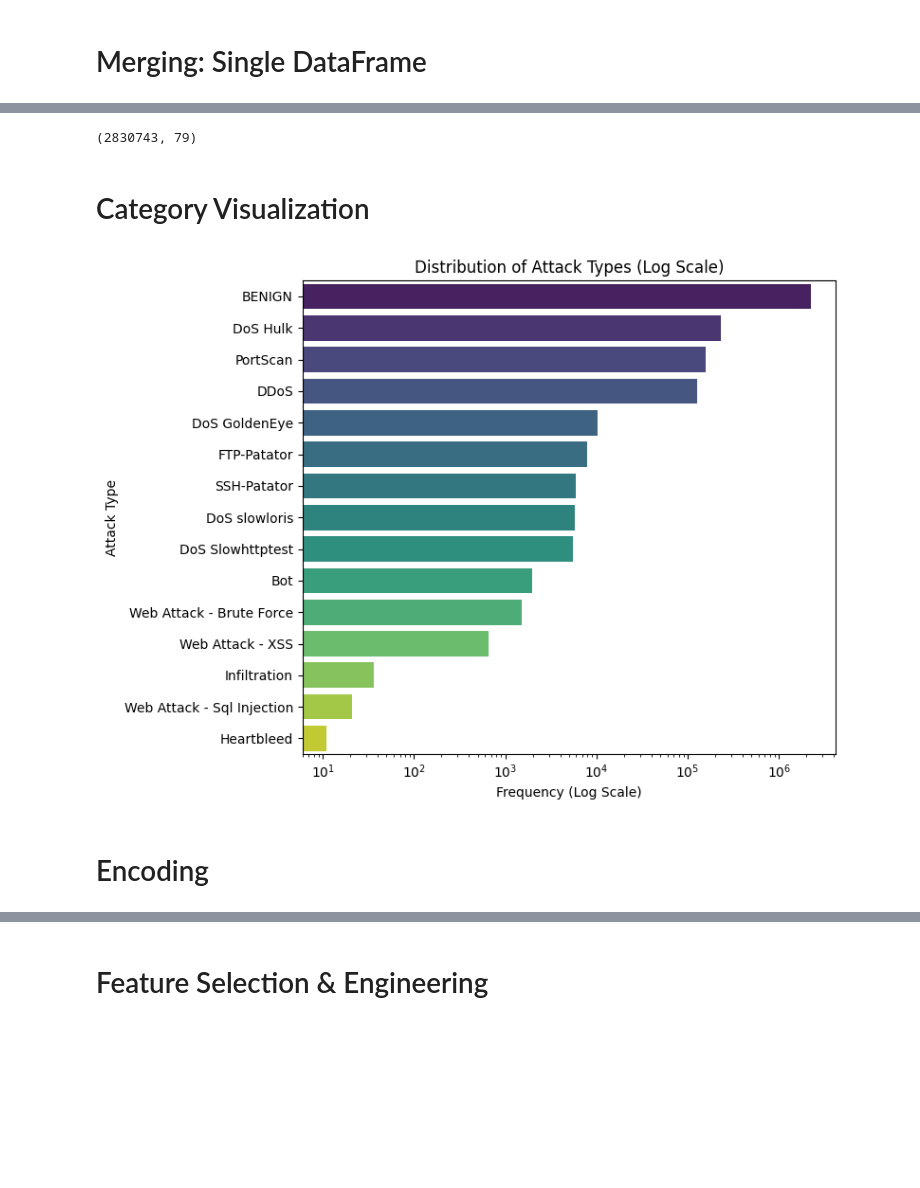
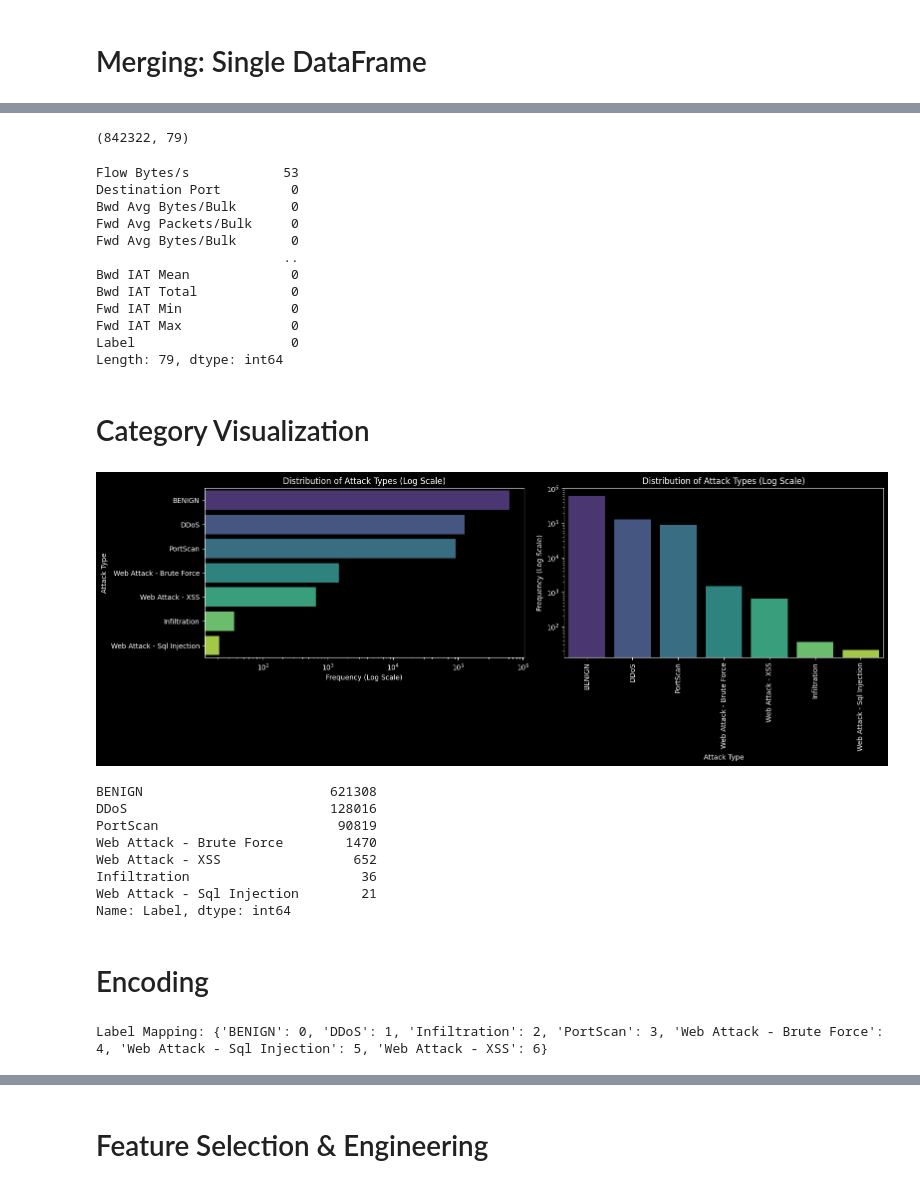
Before and after one commit to ChristelleJoseph/Intrusion-Detection-System, a Jupyter notebook: intrusionDetection.ipynb, the cells around one changed output, grey strips where cells are left out. Cells and saved outputs as stored; diff of their text form; code cells hidden in the pictures; blank space fills up the shorter version.

```diff
--- a/intrusionDetection.ipynb
+++ b/intrusionDetection.ipynb
@@ -74,35 +76,71 @@ all_data['Label'] = all_data['Label'].str.replace('�', '-', regex=False)
 # %%
 # all_data.to_csv('combined_df.csv', index=False)
 # %%
-# all_data = all_data.drop_duplicates()
+all_data = all_data.drop_duplicates()
 # %%
 all_data.shape
 # %% [output]
-(2830743, 79)
+(842322, 79)
 # %%
-# all_data.isna().sum().sort_values(ascending=False)
+all_data.isna().sum().sort_values(ascending=False)
+# %% [output]
+Flow Bytes/s            53
+Destination Port         0
+Bwd Avg Bytes/Bulk       0
+Fwd Avg Packets/Bulk     0
+Fwd Avg Bytes/Bulk       0
+                        ..
+Bwd IAT Mean             0
+Bwd IAT Total            0
+Fwd IAT Min              0
+Fwd IAT Max              0
+Label                    0
+Length: 79, dtype: int64
 # %%
 all_data = all_data.dropna(axis=1, how='any')
 # %% [markdown]
 # Category Visualization
-# %%
-plt.figure(figsize=(8, 6))
-label_counts = all_data['Label'].value_counts().sort_values(ascending=False)
-ax = sns.countplot(y='Label', data=all_data, palette='viridis', order=label_counts.index)
-
-# Set the scale of x-axis to log to better visualize the differences
-ax.set_xscale('log')
-plt.title('Distribution of Attack Types (Log Scale)')
-plt.xlabel('Frequency (Log Scale)')
-plt.ylabel('Attack Type')
-plt.tight_layout()
-plt.show()
-# %% [output]
-[figure, removed]
+# %%
+plt.style.use('dark_background')
+fig, axes = plt.subplots(1, 2, figsize=(16, 6))
+
+label_counts = all_data['Label'].value_counts().sort_values(ascending=False)
+sns.countplot(y='Label', data=all_data, palette='viridis', order=label_counts.index, ax=axes[0])
+axes[0].set_xscale('log')
+axes[0].set_title('Distribution of Attack Types (Log Scale)')
+axes[0].set_xlabel('Frequency (Log Scale)')
+axes[0].set_ylabel('Attack Type')
+
+sns.countplot(x='Label', data=all_data, palette='viridis', order=label_counts.index, ax=axes[1])
+axes[1].set_yscale('log')
+axes[1].set_title('Distribution of Attack Types (Log Scale)')
+axes[1].set_ylabel('Frequency (Log Scale)')
+axes[1].set_xlabel('Attack Type')
+axes[1].tick_params(axis='x', rotation=90) # Rotate x-axis labels for better readability
+
+plt.tight_layout()
+plt.show()
+# %% [output]
+[figure, added]
+# %%
+all_data['Label'].value_counts()
+# %% [output]
+BENIGN                        621308
+DDoS                          128016
+PortScan                       90819
+Web Attack - Brute Force        1470
+Web Attack - XSS                 652
+Infiltration                      36
+Web Attack - Sql Injection        21
+Name: Label, dtype: int64
 # %% [markdown]
 # Encoding
 # %%
 label_encoder = LabelEncoder()
-all_data['EncodedLabel'] = label_encoder.fit_transform(all_data['Label'])
+all_data['Label'] = label_encoder.fit_transform(all_data['Label'])
+
 #Get the mapping for future reference
 label_mapping = dict(zip(label_encoder.classes_, label_encoder.transform(label_encoder.classes_)))
+print("Label Mapping:", label_mapping)
+# %% [output]
+Label Mapping: {'BENIGN': 0, 'DDoS': 1, 'Infiltration': 2, 'PortScan': 3, 'Web Attack - Brute Force': 4, 'Web Attack - Sql Injection': 5, 'Web Attack - XSS': 6}
```
Also changed, not shown: parts of 34 cells of this notebook.
